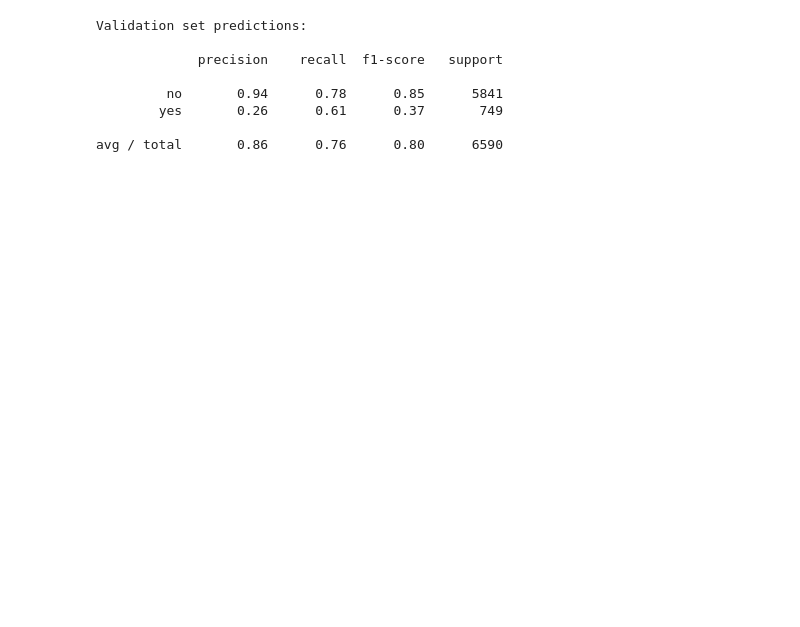
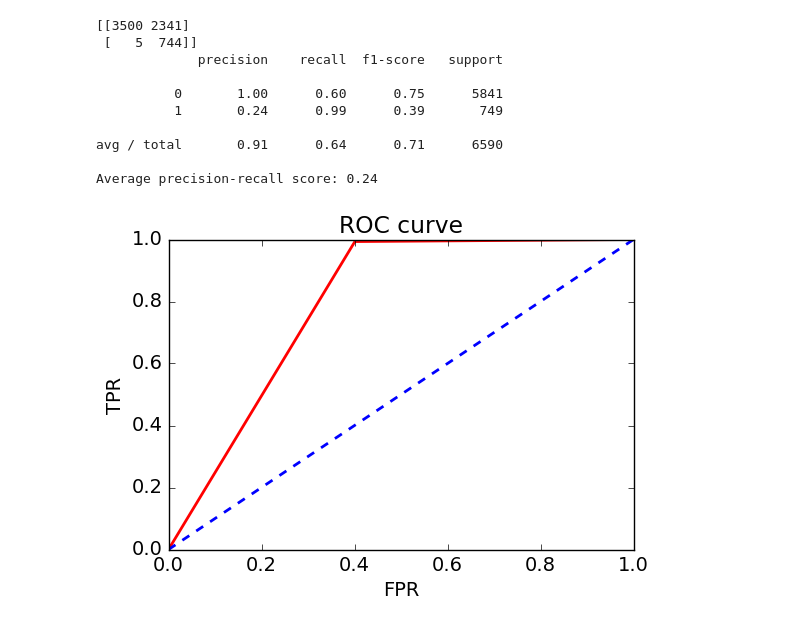
Before and after one commit to milosmladenovic5/telemarketing_campaign, a Jupyter notebook: telemarketing_smote_minority.ipynb, the cells around one changed output. Drawn from its saved outputs; the diff is of its cells as text; code cells hidden in the pictures; blank space fills up the shorter version.

```diff
--- a/telemarketing_smote_minority.ipynb
+++ b/telemarketing_smote_minority.ipynb
@@ -54,5 +39,5 @@ y = bank_data_tran.iloc[:, -1].values
 x_train, x_test, y_train, y_test = train_test_split(x, y, test_size = 0.2, random_state = 0)
 x_train, x_val, y_train, y_val = train_test_split(x_train, y_train, test_size = 0.2, random_state = 0)
 # %%
-sm = SMOTE(random_state=12, ratio = 'auto')
-x_train, y_train = sm.fit_sample(x_train, y_train)
+sm = SMOTE(random_state=12, ratio = 1.0)
+x_train_res, y_train_res = sm.fit_sample(x_train, y_train)
@@ -107,3 +196,44 @@ avg / total       0.87      0.89      0.88      6590
+# %%
+#Since we can see highest number of instances have class probability around 0.25, we will set that as a limit, maybe 0.3
+y_pred_prob = y_pred_prob.reshape(1,-1)
+from sklearn.preprocessing import binarize
+y_pred_class = binarize(y_pred_prob, 0.1)[0]
+
+print (confusion_matrix(y_val, y_pred_class))
+print(classification_report(y_val,y_pred_class))
+
+from sklearn.metrics import average_precision_score
+average_precision = average_precision_score(y_val, y_pred_class)
+print('Average precision-recall score: {0:0.2f}'.format(
+      average_precision))
+
+##Computing false and true positive rates
+fpr, tpr,_=roc_curve(y_val, y_pred_class,drop_intermediate=False)
+
+import matplotlib.pyplot as plt
+plt.figure()
+##Adding the ROC
+plt.plot(fpr, tpr, color='red',
+ lw=2, label='ROC curve')
+##Random FPR and TPR
+plt.plot([0, 1], [0, 1], color='blue', lw=2, linestyle='--')
+##Title and label
+plt.xlabel('FPR')
+plt.ylabel('TPR')
+plt.title('ROC curve')
+plt.show()
+# %% [output]
+[[3500 2341]
+ [   5  744]]
+             precision    recall  f1-score   support
+
+          0       1.00      0.60      0.75      5841
+          1       0.24      0.99      0.39       749
+
+avg / total       0.91      0.64      0.71      6590
+
+Average precision-recall score: 0.24
+[figure, added]
 # %%
 #SVM algorithm
 
@@ -118,20 +248,19 @@ avg / total       0.87      0.89      0.88      6590
 # %%
 #KNN Algorithm
 
-knn_classifier = KNeighborsClassifier(n_neighbors=25, metric = 'minkowski', p = 2)
-knn_classifier.fit(x_train, y_train)
+#knn_classifier = KNeighborsClassifier(n_neighbors=25, metric = 'minkowski', p = 2)
+#knn_classifier.fit(x_train, y_train)
 
-predictions_KNN_val = knn_classifier.predict(x_val)
-print("Validation set predictions: \n\n" + classification_report(y_val,predictions_KNN_val))
+#predictions_KNN_val = knn_classifier.predict(x_val)
+#print("Validation set predictions: \n\n" + classification_report(y_val,predictions_KNN_val))
 
+error_rate = []
+
+# Will take some time
+for i in range(1,50):
+    knn_classifier = KNeighborsClassifier(n_neighbors=i, metric = 'minkowski', p = 2)
+    knn_classifier.fit(x_train, y_train)
+    pred_i = knn_classifier.predict(x_val)
+    error_rate.append(np.mean(pred_i != y_val))
 #predictions_KNN_test = knn_classifier.predict(x_test)
 #print("Test set predictions:\n\n" + classification_report(y_test, predictions_KNN_test))
-# %% [output]
-Validation set predictions:
-
-             precision    recall  f1-score   support
-
-         no       0.94      0.78      0.85      5841
-        yes       0.26      0.61      0.37       749
-
-avg / total       0.86      0.76      0.80      6590
```
Also changed, not shown: parts of 16 cells of this notebook, 2 other files.
